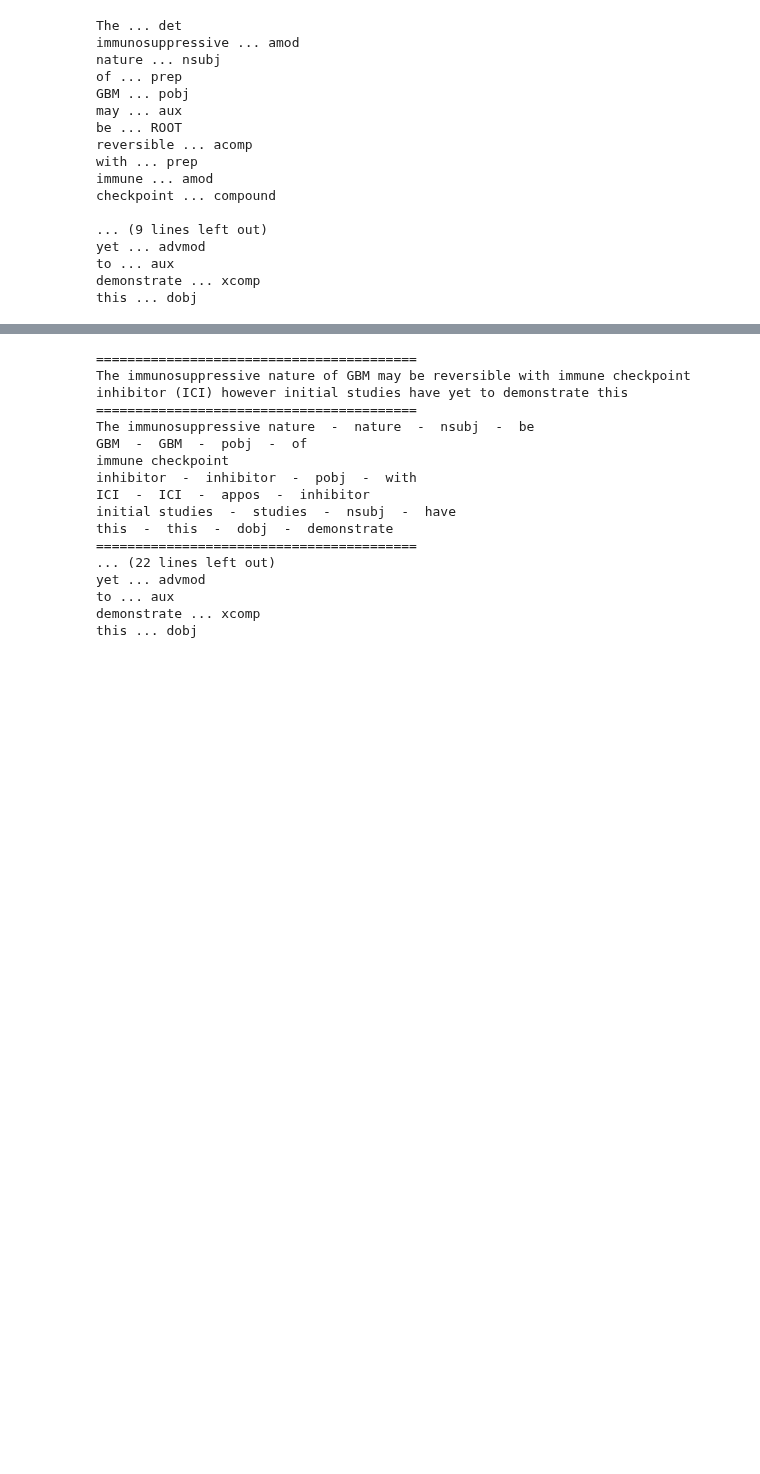
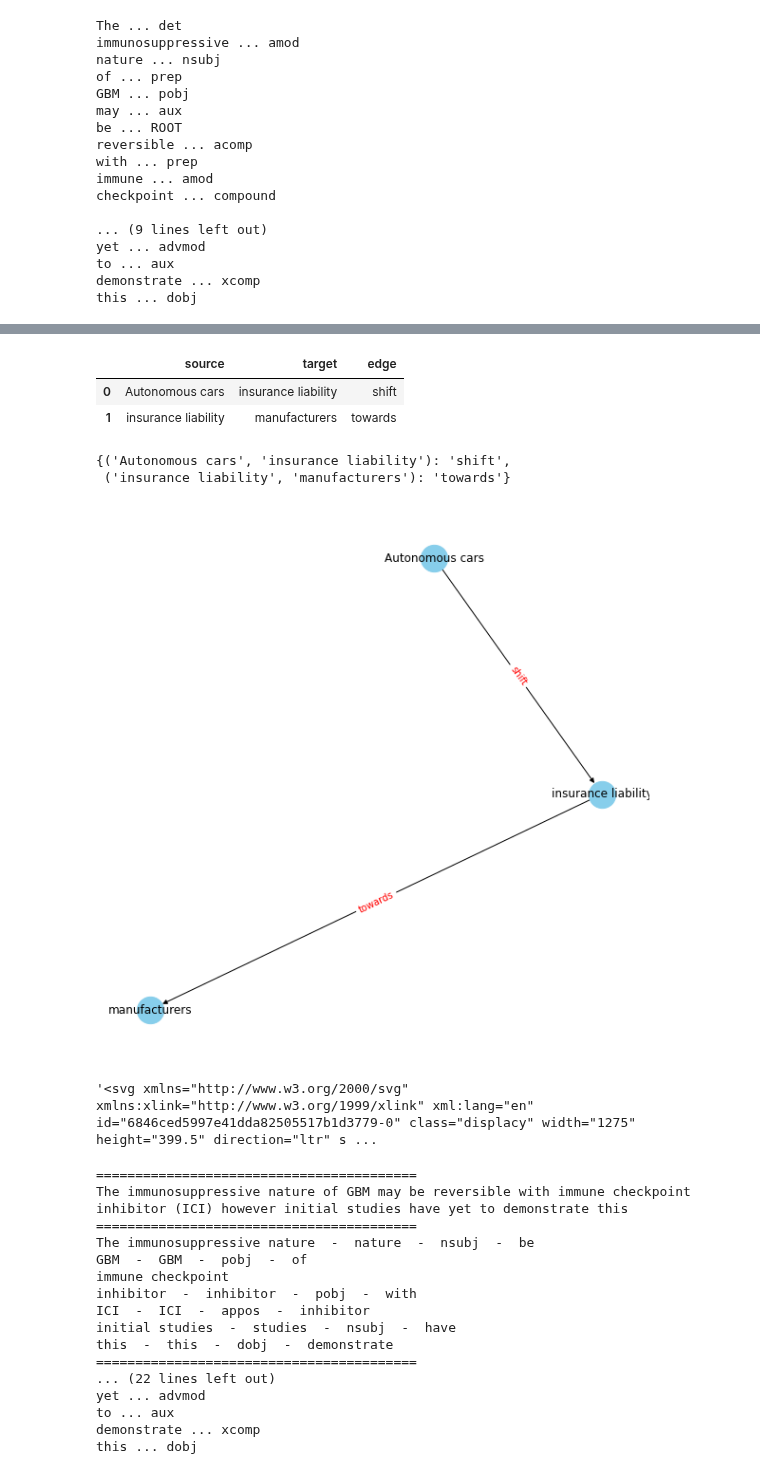
Before and after one commit to vvr-rao/Building-Knowledge-Graph-from-a-text, a Jupyter notebook: More_Spacy.ipynb, the cells around one changed output, grey strips where cells are left out. Saved outputs shown, nothing was run; the diff lists cells and outputs as text; code cells hidden in the pictures; blank space fills up the shorter version.

```diff
--- a/More_Spacy.ipynb
+++ b/More_Spacy.ipynb
@@ -220,3 +250,39 @@ manufacturers manufacturers pobj toward
+# %%
+sources = ['Autonomous cars', 'insurance liability']
+targets = ['insurance liability', 'manufacturers' ]
+relations = ['shift', 'towards']
+# %%
+kg_df = pd.DataFrame({'source': sources, 'target': targets, 'edge': relations})
+kg_df
+# %% [output]
+|  | source | target | edge |
+| 0 | Autonomous cars | insurance liability | shift |
+| 1 | insurance liability | manufacturers | towards |
+# %%
+import networkx as nx
+G = nx.from_pandas_edgelist(kg_df, "source", "target", edge_attr="edge")
+nx_SG_d1 = nx.dfs_tree(G)
+edge_labels = nx.get_edge_attributes(G,'edge')
+
+edge_labels
+# %% [output]
+{('Autonomous cars', 'insurance liability'): 'shift',
+ ('insurance liability', 'manufacturers'): 'towards'}
+# %%
+def plot_graph(graph):
+    plt.figure(figsize=(8,8))
+    pos = nx.spring_layout(graph, k=0.5)  # k regulates the distance between nodes
+    nx.draw(graph, with_labels=True, node_color='skyblue', node_size=800, edge_cmap=plt.cm.Blues, pos=pos)
+    nx.draw_networkx_edge_labels( G, pos,edge_labels=edge_labels,font_color='red')
+    plt.show()
+
+plot_graph(nx_SG_d1)
+# %% [output]
+[figure, added]
+# %%
+displacy.render(doc, style="dep")
+# %% [output]
+'<svg xmlns="http://www.w3.org/2000/svg" xmlns:xlink="http://www.w3.org/1999/xlink" xml:lang="en" id="6846ced5997e41dda82505517b1d3779-0" class="displacy" width="1275" height="399.5" direction="ltr" s ...
 # %%
 print('=========================================')
 print(sent3)
```
Also changed, not shown: parts of 2 cells of this notebook.
